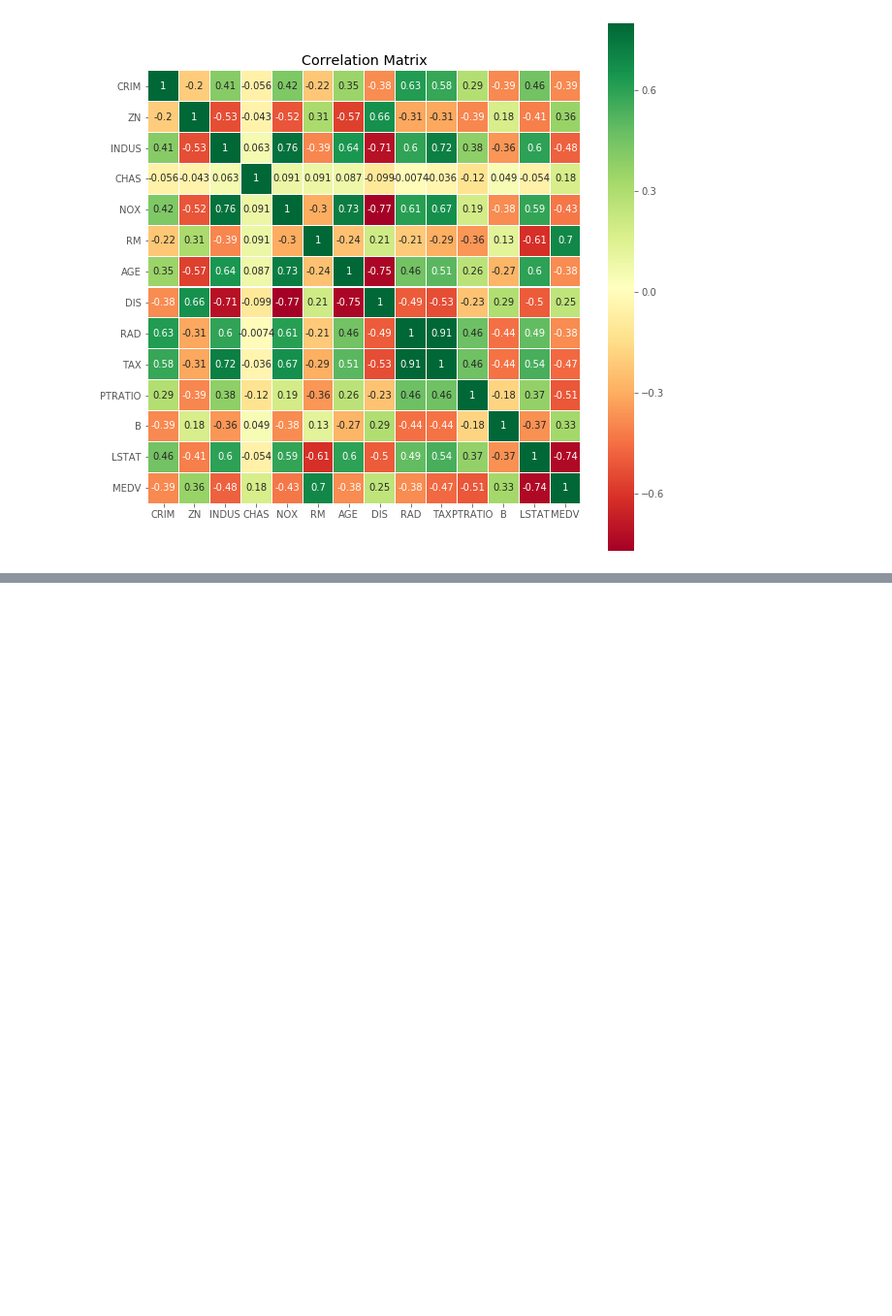
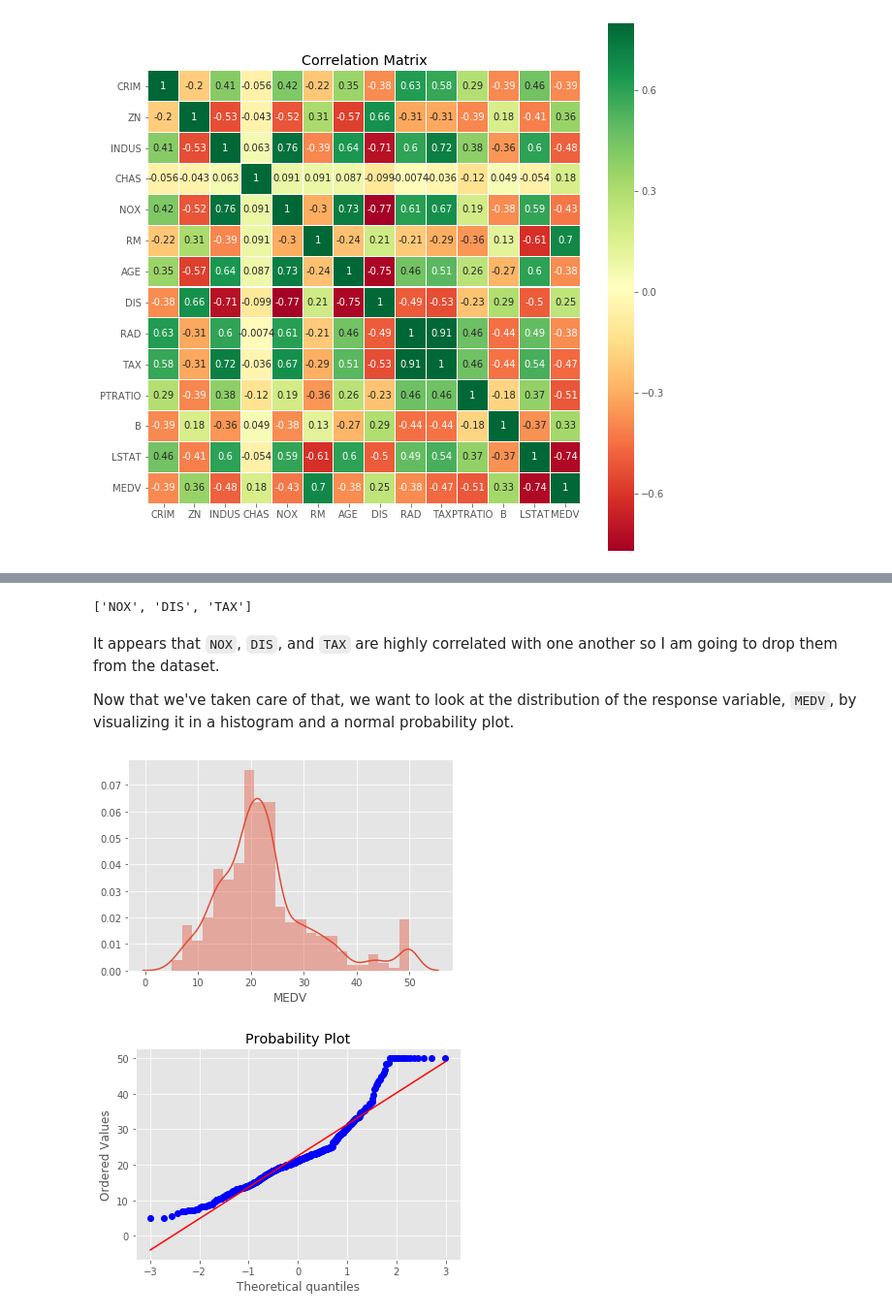
Before and after one commit to jstevenr/housing-price-regression, a Jupyter notebook: Boston_Housing.ipynb, the cells around one changed output, grey strips where cells are left out. Shown: that part at 97% size. Saved outputs shown, nothing was run; the diff lists cells and outputs as text; code cells hidden in the pictures; blank space fills up the shorter version.

```diff
--- a/Boston_Housing.ipynb
+++ b/Boston_Housing.ipynb
@@ -218,0 +98,25 @@ predictions_RF = fit_model(regr_RF, X_train, y_train, y_test)
+# %%
+# drop features that are highly correlated with other features
+# matrix of absolute values of correlation
+corr_matrix = X.corr().abs()
+
+# Select upper triangle of correlation matrix
+upper = corr_matrix.where(np.triu(np.ones(corr_matrix.shape), k=1).astype(np.bool))
+
+# Find index of feature columns with correlation greater than 0.75
+to_drop = [column for column in upper.columns if any(upper[column] > 0.75)]
+print(to_drop)
+# %% [output]
+['NOX', 'DIS', 'TAX']
+# %% [markdown]
+It appears that `NOX`, `DIS`, and `TAX` are highly correlated with one another so I am going to drop them from the dataset.
+
+Now that we've taken care of that, we want to look at the distribution of the response variable, `MEDV`, by visualizing it in a histogram and a normal probability plot.
+# %%
+# histogram and normal probability plot
+sns.distplot(y, hist = True)
+fig = plt.figure()
+res = stats.probplot(y, plot = plt)
+# %% [output]
+[figure, added]
+[figure, added]
```
Also changed, not shown: parts of 45 cells of this notebook.
